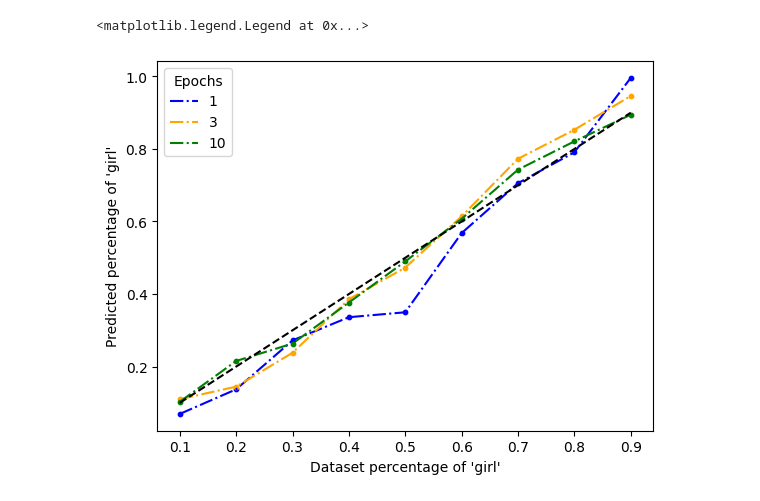
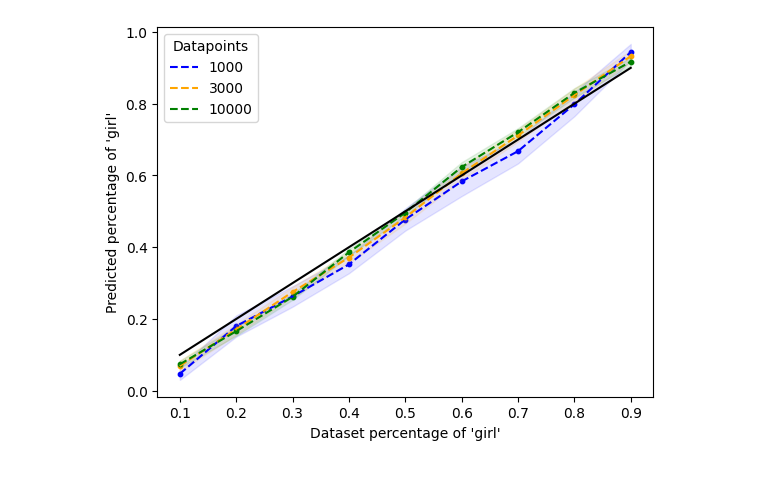
Before and after one commit to yannikkellerde/finetuning-lab, a Jupyter notebook: plotting.ipynb, the cells around one changed output. Cells and saved outputs as stored; diff of their text form; code cells hidden in the pictures.

```diff
--- a/plotting.ipynb
+++ b/plotting.ipynb
@@ -1,5 +1,9 @@
 # %%
 import pandas as pd
 import matplotlib.pyplot as plt
+import math
+import numpy as np
+import scipy.stats as st
+from util import compute_ci
 
-df = pd.read_csv("systematic.csv").rename(columns={"Unnamed: 0": "x"})
+df = pd.read_csv("systematic.csv", index_col=0).rename(columns={"probs": "x"})
@@ -18,0 +10,3 @@ df
+# %%
+mean_df = df.groupby("x").mean().reset_index()
+mean_df
@@ -18,0 +24,2 @@ df
+# %%
+ci_df = compute_ci(df)
@@ -19,14 +40,31 @@ df
 # %%
-plt.scatter(df["x"], df["1"], color="blue", s=10)
-plt.plot(df["x"], df["1"], "-.", color="blue", label="1")
-plt.scatter(df["x"], df["3"], color="orange", s=10)
-plt.plot(df["x"], df["3"], "-.", color="orange", label="3")
-plt.scatter(df["x"], df["10"], color="green", s=10)
-plt.plot(df["x"], df["10"], "-.", color="green", label="10")
-plt.plot(df["x"], df["x"], "--", color="black")
+def plot_percentages(mean_df, ci_df):
+    plt.scatter(mean_df["x"], mean_df["1"], color="blue", s=10)
+    plt.plot(mean_df["x"], mean_df["1"], "--", color="blue", label="1000")
+    plt.fill_between(
+        ci_df["x"],
+        ci_df["1"][0.05],
+        ci_df["1"][0.95],
+        color="blue",
+        alpha=0.1,
+    )
+    plt.scatter(mean_df["x"], mean_df["3"], color="orange", s=10)
+    plt.plot(mean_df["x"], mean_df["3"], "--", color="orange", label="3000")
+    plt.fill_between(
+        ci_df["x"], ci_df["3"][0.05], ci_df["3"][0.95], color="orange", alpha=0.1
+    )
+    plt.scatter(mean_df["x"], mean_df["10"], color="green", s=10)
+    plt.plot(mean_df["x"], mean_df["10"], "--", color="green", label="10000")
+    plt.fill_between(
+        ci_df["x"], ci_df["10"][0.05], ci_df["10"][0.95], color="green", alpha=0.1
+    )
+    plt.plot(mean_df["x"], mean_df["x"], "-", color="black")
+    plt.legend(title="Datapoints")
+
+
+plot_percentages(mean_df, ci_df)
 plt.xlabel("Dataset percentage of 'girl'")
 plt.ylabel("Predicted percentage of 'girl'")
-plt.legend(title="Epochs")
+plt.savefig("plots/dataset_percentage.png")
 # %% [output]
-<matplotlib.legend.Legend at 0x...>
-[figure, old version]
+[figure, new version]
```
Also changed, not shown: parts of 8 cells of this notebook, 9 other files.
